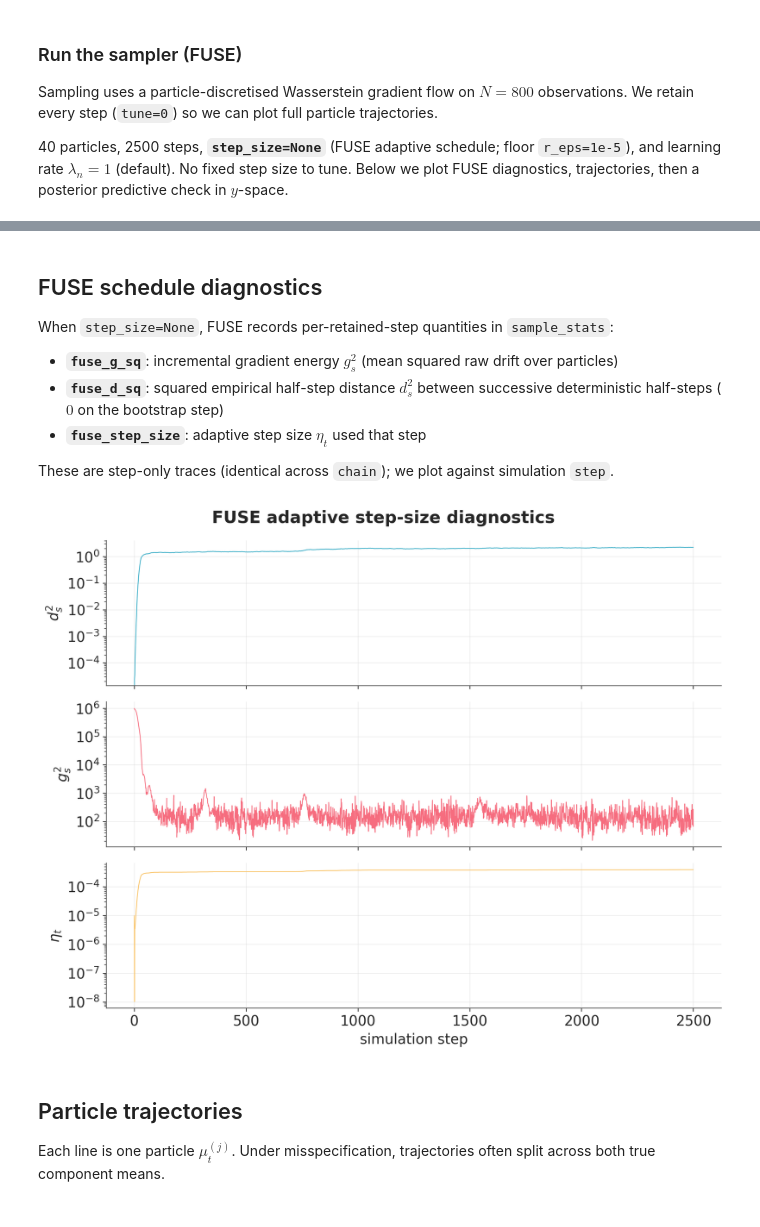
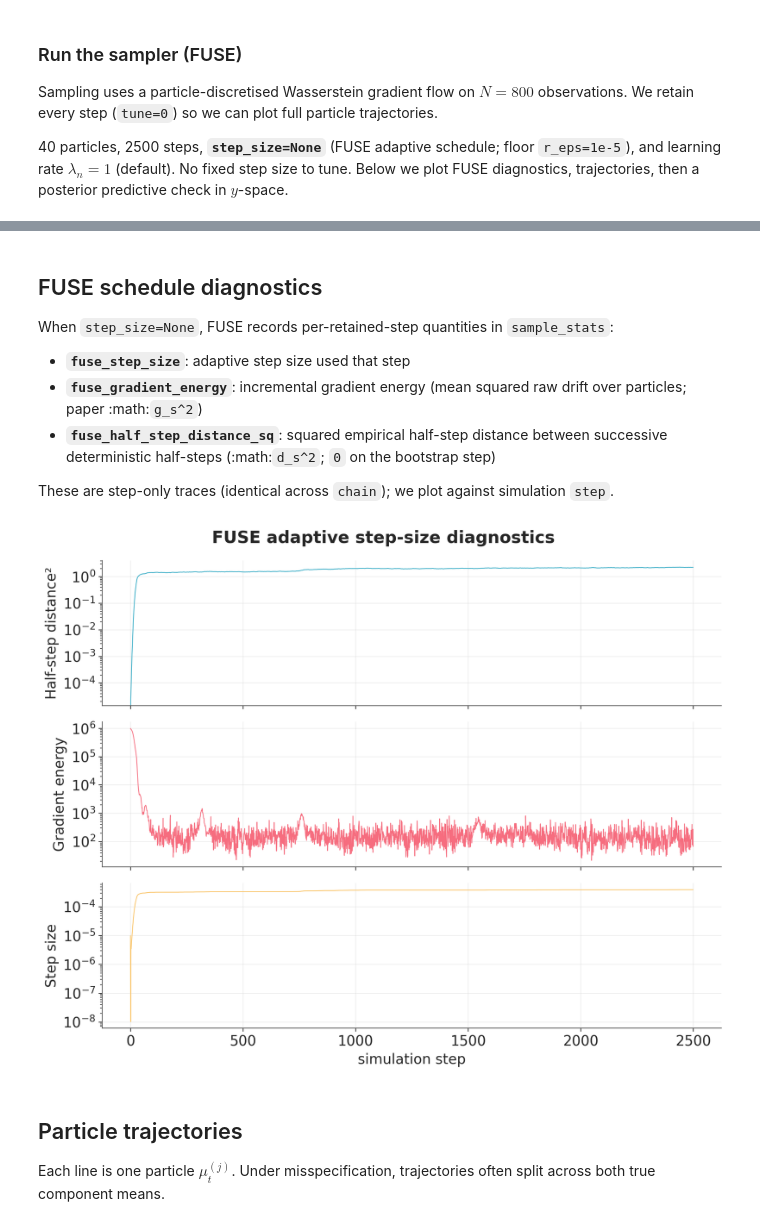
Before and after one commit to pymc-devs/pymc-prop, a Jupyter notebook: examples/bimodal_gaussian_fuse.ipynb, the cells around one changed output, grey strips where cells are left out. Drawn from its saved outputs; the diff is of its cells as text; code cells hidden in the pictures.

```diff
--- a/examples/bimodal_gaussian_fuse.ipynb
+++ b/examples/bimodal_gaussian_fuse.ipynb
@@ -103,40 +103,40 @@ Group: /
 
 When `step_size=None`, FUSE records per-retained-step quantities in `sample_stats`:
 
-- **`fuse_g_sq`**: incremental gradient energy $g_s^2$ (mean squared raw drift over particles)
-- **`fuse_d_sq`**: squared empirical half-step distance $d_s^2$ between successive deterministic half-steps ($0$ on the bootstrap step)
-- **`fuse_step_size`**: adaptive step size $\eta_t$ used that step
+- **`fuse_step_size`**: adaptive step size used that step
+- **`fuse_gradient_energy`**: incremental gradient energy (mean squared raw drift over particles; paper :math:`g_s^2`)
+- **`fuse_half_step_distance_sq`**: squared empirical half-step distance between successive deterministic half-steps (:math:`d_s^2`; ``0`` on the bootstrap step)
 
 These are step-only traces (identical across `chain`); we plot against simulation `step`.
 # %%
 steps = dt.sample_stats.coords["step"].values
-g_sq = dt.sample_stats["fuse_g_sq"].isel(chain=0).values
-d_sq = dt.sample_stats["fuse_d_sq"].isel(chain=0).values
-eta = dt.sample_stats["fuse_step_size"].isel(chain=0).values
+half_step_distance_sq = dt.sample_stats["fuse_half_step_distance_sq"].isel(chain=0).values
+gradient_energy = dt.sample_stats["fuse_gradient_energy"].isel(chain=0).values
+step_size_trace = dt.sample_stats["fuse_step_size"].isel(chain=0).values
 
 fig, axes = plt.subplots(3, 1, figsize=(10, 8), sharex=True)
 
-axes[0].plot(steps, d_sq, color="C0", lw=0.8)
-axes[0].set_ylabel(r"$d_s^2$")
+axes[0].plot(steps, half_step_distance_sq, color="C0", lw=0.8)
+axes[0].set_ylabel("Half-step distance²")
 axes[0].set_yscale("log")
 axes[0].grid(alpha=0.3)
 
-axes[1].plot(steps, g_sq, color="C1", lw=0.8)
-axes[1].set_ylabel(r"$g_s^2$")
+axes[1].plot(steps, gradient_energy, color="C1", lw=0.8)
+axes[1].set_ylabel("Gradient energy")
 axes[1].set_yscale("log")
 axes[1].grid(alpha=0.3)
 
-axes[2].plot(steps, eta, color="C2", lw=0.8)
-axes[2].set_ylabel(r"$\eta_t$")
+axes[2].plot(steps, step_size_trace, color="C2", lw=0.8)
+axes[2].set_ylabel("Step size")
 axes[2].set_xlabel("simulation step")
 axes[2].set_yscale("log")
 axes[2].grid(alpha=0.3)
 
 fig.suptitle("FUSE adaptive step-size diagnostics")
 fig.tight_layout()
 plt.show()
 # %% [output]
-[figure, old version]
+[figure, new version]
 # %% [markdown]
 ## Particle trajectories
 
```
Also changed, not shown: parts of 2 cells of this notebook, 4 other files.
